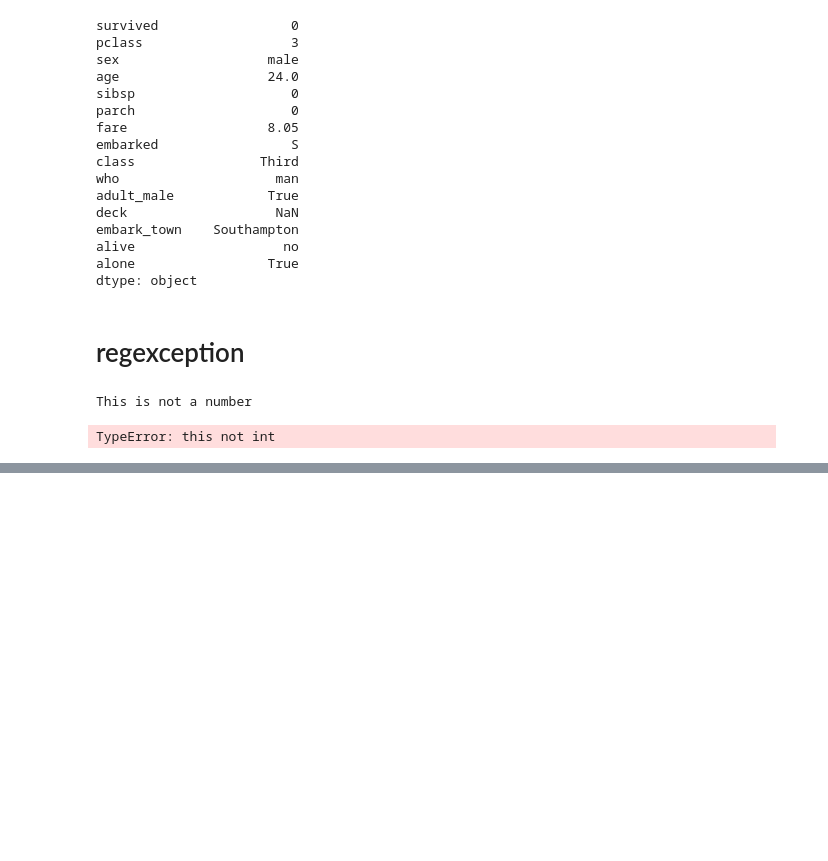
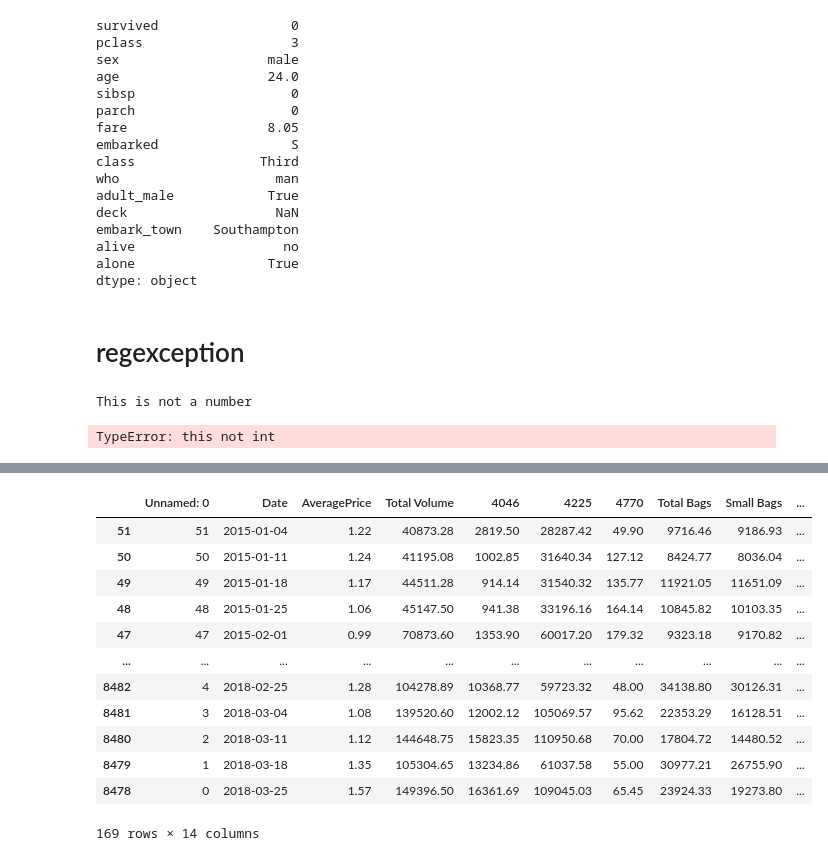
Before and after one commit to machinelearnning/Python-Programmering-Mustafa-Yosufi, a Jupyter notebook: Exercises/new_thing.ipynb, the cells around one changed output, grey strips where cells are left out. Cells and saved outputs as stored; diff of their text form; code cells hidden in the pictures; blank space fills up the shorter version.

Commit message:
changed the function

```diff
--- a/Exercises/new_thing.ipynb
+++ b/Exercises/new_thing.ipynb
@@ -533,0 +577,22 @@ TypeError: this not int
+# %%
+import os
+from dotenv import load_dotenv
+import requests
+import pandas as pd
+
+load_dotenv()
+api_key = os.getenv("ATNHEYJ8W1XS9IAY")
+# NOTE: you can print it for your own validation, but remove the print before pushing to Github
+
+symbols = ["AAPL", "NVDA", "TSLA", "IBM"]
+stock_list = []
+
+for symbol in symbols:
+    function = "TIME_SERIES_INTRADAY"
+
+    url = f'https://www.alphavantage.co/query?function={function}&symbol={symbol}&interval=5min&apikey={api_key}'
+    #url = f'https://www.alphavantage.co/query?function={function}&symbol={symbol}&apikey={api_key}'
+    data = requests.get(url).json()
+    df = pd.DataFrame(data["Time Series (5min)"]).transpose()
+    df = df["4. close"].rename(symbol).astype(float)
+    stock_list.append(df)
@@ -533,0 +636,30 @@ TypeError: this not int
+# %%
+import pandas as pd
+from dash import Dash, dcc, html
+
+data = (
+    pd.read_csv("avocado.csv")
+    .query("type == 'conventional' and region == 'Albany'") # vad den har för typ och vilken religion den tillhör
+    .assign(Date=lambda data: pd.to_datetime(data["Date"], format="%Y-%m-%d"))
+    .sort_values(by="Date")
+)
+
+app = Dash(__name__)
+
+app.layout == html.Div(children=[html.H1(children= "avocado"), html.P
+                                 (children=("Analyze the behavior of avocado prices and the number"
+                                             " of avocados sold in the US between 2015 and 2018")),])
+# %% [output]
+|  | Unnamed: 0 | Date | AveragePrice | Total Volume | 4046 | 4225 | 4770 | Total Bags | Small Bags | ... |
+| 51 | 51 | 2015-01-04 | 1.22 | 40873.28 | 2819.50 | 28287.42 | 49.90 | 9716.46 | 9186.93 | ... |
+| 50 | 50 | 2015-01-11 | 1.24 | 41195.08 | 1002.85 | 31640.34 | 127.12 | 8424.77 | 8036.04 | ... |
+| 49 | 49 | 2015-01-18 | 1.17 | 44511.28 | 914.14 | 31540.32 | 135.77 | 11921.05 | 11651.09 | ... |
+| 48 | 48 | 2015-01-25 | 1.06 | 45147.50 | 941.38 | 33196.16 | 164.14 | 10845.82 | 10103.35 | ... |
+| 47 | 47 | 2015-02-01 | 0.99 | 70873.60 | 1353.90 | 60017.20 | 179.32 | 9323.18 | 9170.82 | ... |
+| ... | ... | ... | ... | ... | ... | ... | ... | ... | ... | ... |
+| 8482 | 4 | 2018-02-25 | 1.28 | 104278.89 | 10368.77 | 59723.32 | 48.00 | 34138.80 | 30126.31 | ... |
+| 8481 | 3 | 2018-03-04 | 1.08 | 139520.60 | 12002.12 | 105069.57 | 95.62 | 22353.29 | 16128.51 | ... |
+| 8480 | 2 | 2018-03-11 | 1.12 | 144648.75 | 15823.35 | 110950.68 | 70.00 | 17804.72 | 14480.52 | ... |
+| 8479 | 1 | 2018-03-18 | 1.35 | 105304.65 | 13234.86 | 61037.58 | 55.00 | 30977.21 | 26755.90 | ... |
+| 8478 | 0 | 2018-03-25 | 1.57 | 149396.50 | 16361.69 | 109045.03 | 65.45 | 23924.33 | 19273.80 | ... |
+169 rows × 14 columns
```
Also changed, not shown: parts of 8 cells of this notebook, 4 other files.
